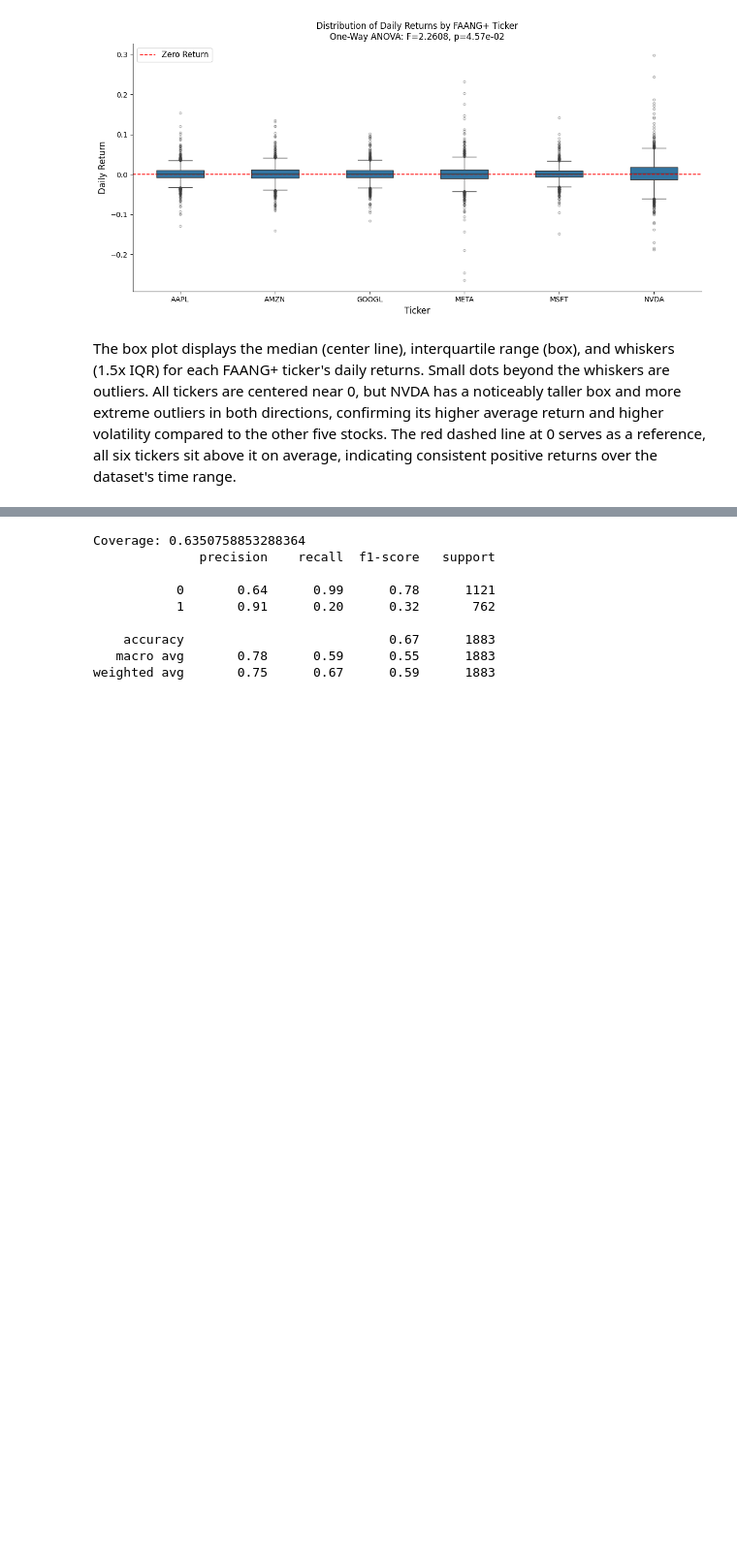
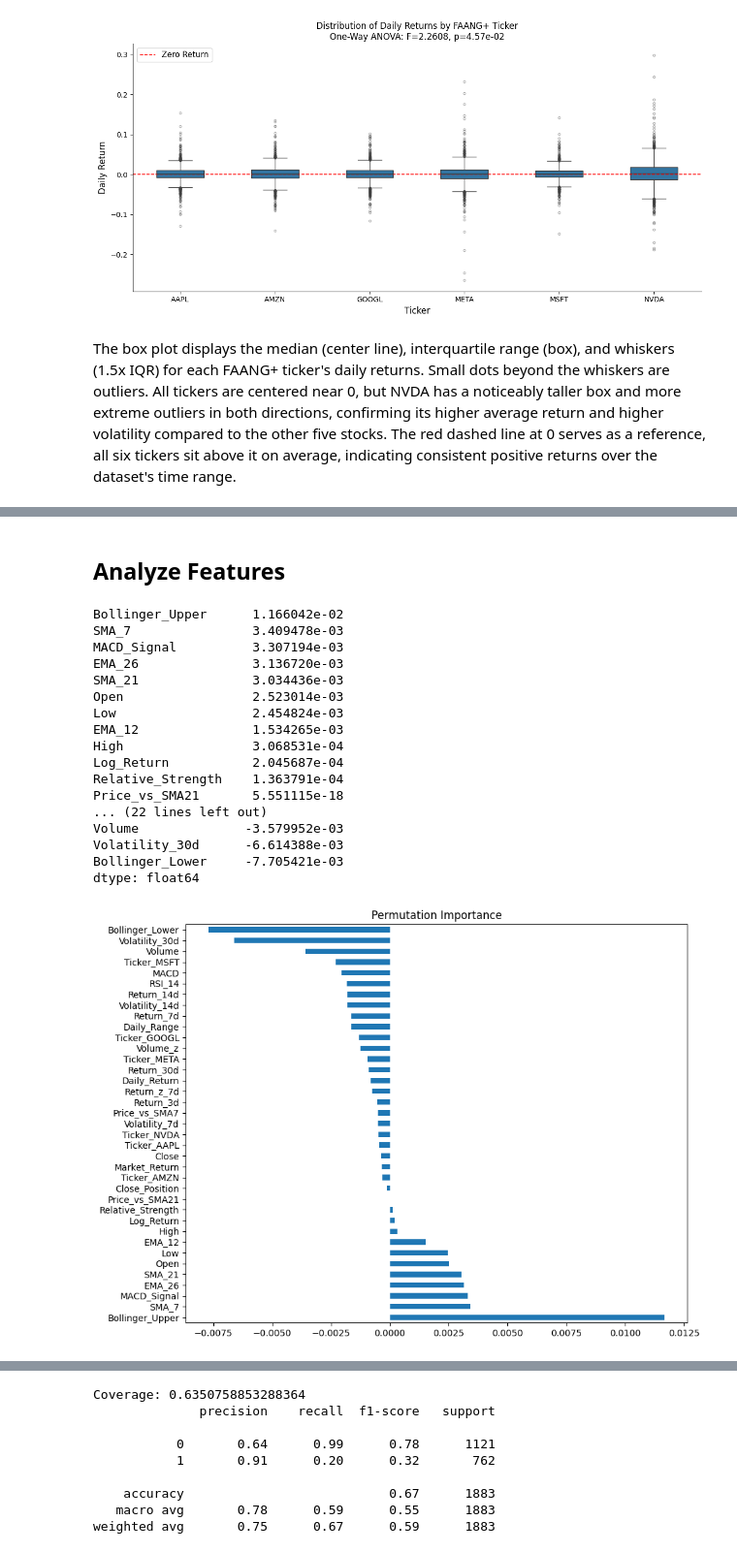
Before and after one commit to jli433/CMSC320_Final_Project, a Jupyter notebook: data.ipynb, the cells around one changed output, grey strips where cells are left out. Shown at 97% size. Saved outputs shown, nothing was run; the diff lists cells and outputs as text; code cells hidden in the pictures; blank space fills up the shorter version.

Commit message:
Worked on Random Forest

```diff
--- a/data.ipynb
+++ b/data.ipynb
@@ -223,0 +337,8 @@ average, indicating consistent positive returns over the dataset's time range.
+# %%
+def create_model():
+    return RandomForestClassifier(
+        n_estimators=300,
+        max_depth=6,
+        class_weight="balanced",
+        random_state=42
+    )
@@ -223,0 +347,11 @@ average, indicating consistent positive returns over the dataset's time range.
+# %%
+split = int(len(stocks_df) * 0.8) # calcuate split index
+
+X_train = X.iloc[:split]
+X_test = X.iloc[split:]
+
+y_train = y.iloc[:split]
+y_test = y.iloc[split:]
+
+rf = create_model()
+rf.fit(X_train, y_train) # train model on training set
@@ -225,0 +413,52 @@ average, indicating consistent positive returns over the dataset's time range.
+# %% [markdown]
+<h2>Analyze Features </h2>
+# %%
+from sklearn.inspection import permutation_importance
+
+result = permutation_importance(
+    rf, X_test, y_test,
+    n_repeats=10,
+    random_state=42,
+    n_jobs=-1
+)
+
+perm_importance = pd.Series(result.importances_mean, index=features)
+perm_importance = perm_importance.sort_values(ascending=False)
+
+print(perm_importance)
+perm_importance.plot(kind="barh", figsize=(10,8))
+plt.title("Permutation Importance")
+plt.show()
+
+
+# =========================
+# FEATURE IMPORTANCE
+# =========================
+
+importance = pd.Series(rf.feature_importances_, index=features)
+
+importance.sort_values().plot(kind="barh", figsize=(10, 9))
+plt.title("Random Forest Feature Importance")
+plt.xlabel("Importance")
+plt.ylabel("Feature")
+plt.tight_layout()
+plt.show()
+# %% [output]
+Bollinger_Upper      1.166042e-02
+SMA_7                3.409478e-03
+MACD_Signal          3.307194e-03
+EMA_26               3.136720e-03
+SMA_21               3.034436e-03
+Open                 2.523014e-03
+Low                  2.454824e-03
+EMA_12               1.534265e-03
+High                 3.068531e-04
+Log_Return           2.045687e-04
+Relative_Strength    1.363791e-04
+Price_vs_SMA21       5.551115e-18
+... (22 lines left out)
+Volume              -3.579952e-03
+Volatility_30d      -6.614388e-03
+Bollinger_Lower     -7.705421e-03
+dtype: float64
+[figure, added]
```
Also changed, not shown: parts of 41 cells of this notebook.
